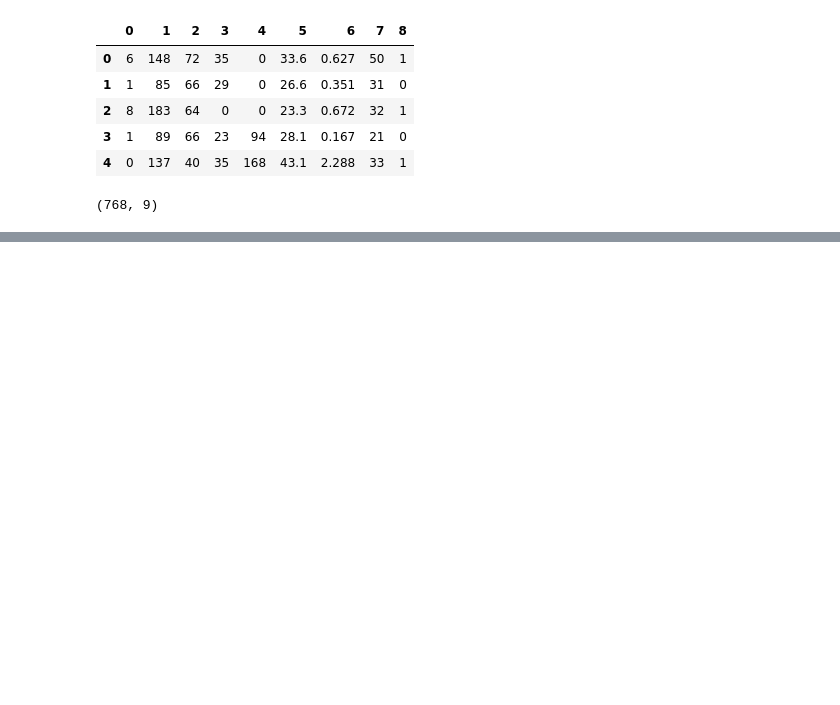
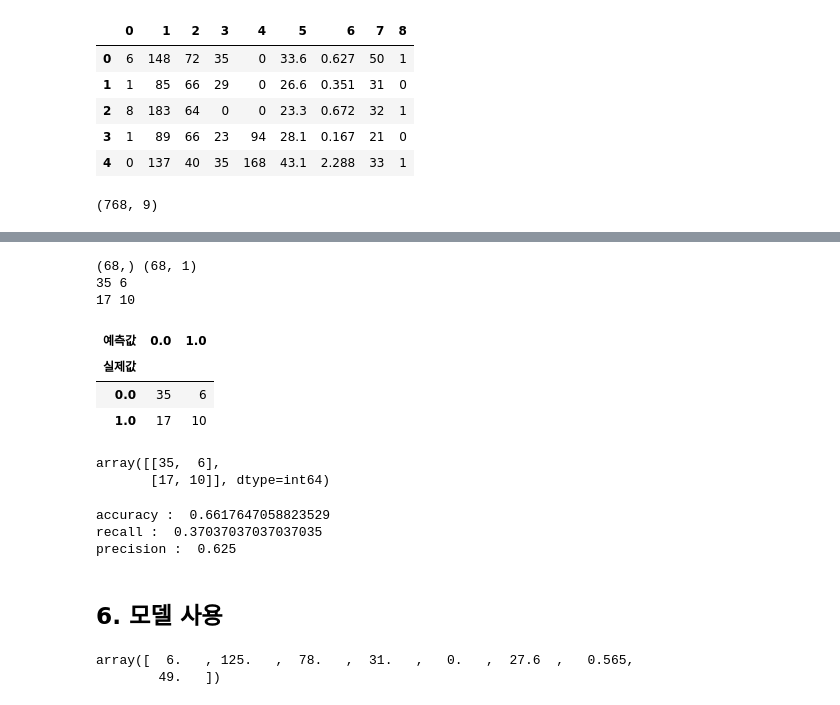
Before and after one commit to jangsh4752/ai_x, a Jupyter notebook: source/05_DeepLearning/06_피마인디언_당뇨병발병예측(로지스틱회귀분석=이진분류,분류분석).ipynb, the cells around one changed output, grey strips where cells are left out. Drawn from its saved outputs; the diff is of its cells as text; code cells hidden in the pictures; blank space fills up the shorter version.

```diff
--- a/source/05_DeepLearning/06_피마인디언_당뇨병발병예측(로지스틱회귀분석=이진분류,분류분석).ipynb
+++ b/source/05_DeepLearning/06_피마인디언_당뇨병발병예측(로지스틱회귀분석=이진분류,분류분석).ipynb
@@ -82,0 +162,4 @@ X_train.shape, y_train.shape, X_test.shape, y_test.shape
+# %%
+# 실제값 : y_test (68개)
+# 예측값
+y_hat = (model.predict(X_test)>=0.5).astype(float)
@@ -82,0 +168,60 @@ X_train.shape, y_train.shape, X_test.shape, y_test.shape
+# %%
+TN = 0 # 0을 0으로 예측한 경우의 수 - T
+FP = 0 # 0을 1로 예측한 경우의 수(틀린 경우) - F
+FN = 0 # 1을 0으로 예측한 경우의 수 - F
+TP = 0 # 1을 1로 예측한 경우의 수 - T
+print(y_test.shape, y_hat.shape)
+for y, h in zip(y_test, y_hat.reshape(-1)) :
+    if y==0 and h==0 :
+        TN += 1
+    elif y==0 and h==1:
+        FP += 1
+    elif y==1 and h==0:
+        FN += 1
+    else :
+        TP += 1
+print(TN, FP)
+print(FN, TP)
+# %% [output]
+(68,) (68, 1)
+35 6
+17 10
+# %%
+ctab = pd.crosstab(y_test, # 실제값
+                   y_hat.reshape(-1)) # 예측값
+ctab.index.name = '실제값'
+ctab.columns.name = '예측값'
+ctab
+pd.crosstab(y_test, # 실제값
+            y_hat.reshape(-1),
+            rownames=['실제값'],
+            colnames=['예측값']) # 예측값
+# %% [output]
+| 예측값 | 0.0 | 1.0 |
+| 실제값 |  |  |
+| 0.0 | 35 | 6 |
+| 1.0 | 17 | 10 |
+# %%
+# 혼동행렬
+from sklearn.metrics import confusion_matrix
+confusion_matrix(y_test,
+                 y_hat.reshape(-1))
+# %% [output]
+array([[35,  6],
+       [17, 10]], dtype=int64)
+# %%
+# accuracy
+print('accuracy : ', (TN+TP)/(TN+FP+FN+TP))
+print('recall : ', (TP) / (FN+TP))
+print('precision : ', (TP)/(FP+TP))
+# %% [output]
+accuracy :  0.6617647058823529
+recall :  0.37037037037037035
+precision :  0.625
+# %% [markdown]
+## 6. 모델 사용
+# %%
+X_test[1]
+# %% [output]
+array([  6.   , 125.   ,  78.   ,  31.   ,   0.   ,  27.6  ,   0.565,
+        49.   ])
```
Also changed, not shown: parts of 42 cells of this notebook, 8 other files.
